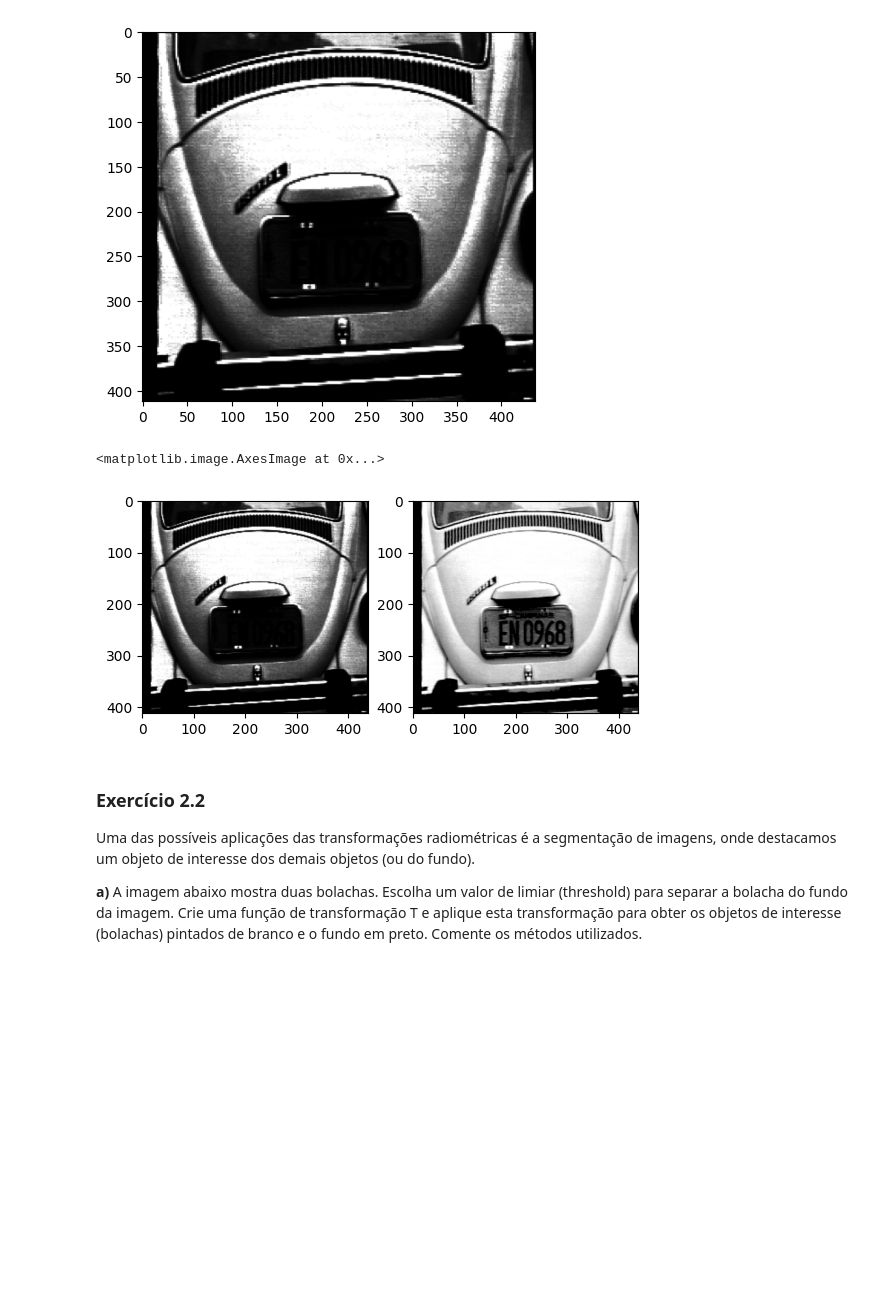
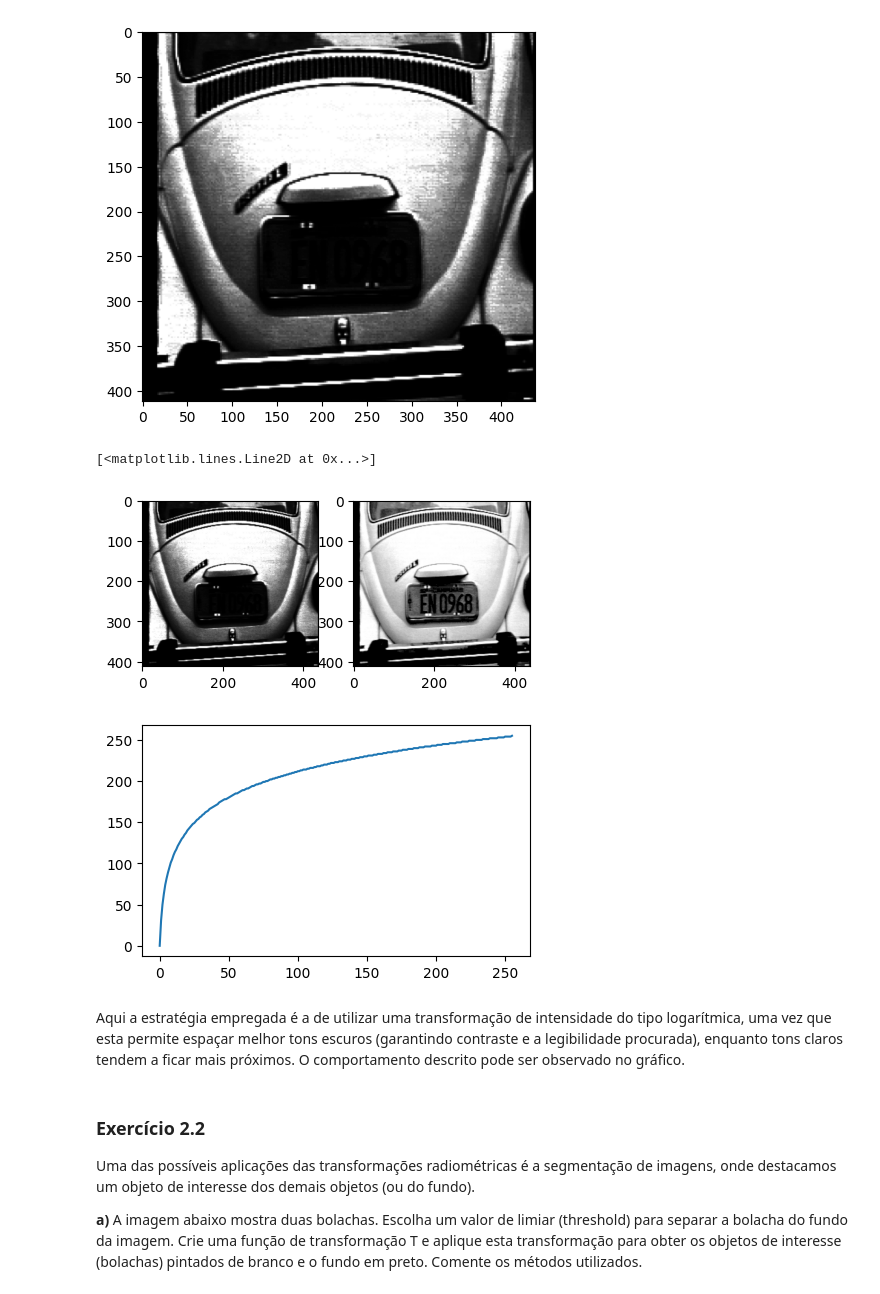
Before and after one commit to UNICAMP-EA979/2026s1-pi03-transforma-ointensidade-TZShinobi, a Jupyter notebook: Atividade.ipynb, the cells around one changed output. Cells and saved outputs as stored; diff of their text form; code cells hidden in the pictures; blank space fills up the shorter version.

```diff
--- a/Atividade.ipynb
+++ b/Atividade.ipynb
@@ -205,19 +215,25 @@ float32
 # %%
 min = f.min()
 max = f.max()
 g = ((f-min)*(255) / (max-min)).astype('uint8')
 
 T1 = np.arange(256).astype('uint8') # função identidade
 tmp = np.log(T1+1.) # logaritmica - realce partes escuras
 T2 = ((tmp-tmp.min())*255/(tmp.max()-tmp.min())).astype('uint8') # normalização de 0 a 255
 
+plt.figure(0, figsize=(5,3))
 plt.subplot(1,2,1)
 plt.imshow(g,cmap='gray')
 plt.subplot(1,2,2)
 plt.imshow(T2[g],cmap='gray')
+plt.figure(1, figsize=(5,3))
+plt.plot(T2)
 # %% [output]
-<matplotlib.image.AxesImage at 0x...>
+[<matplotlib.lines.Line2D at 0x...>]
-[figure, old version]
+[figure, new version]
+[figure, added]
+# %% [markdown]
+Aqui a estratégia empregada é a de utilizar uma transformação de intensidade do tipo logarítmica, uma vez que esta permite espaçar melhor tons escuros (garantindo contraste e a legibilidade procurada), enquanto tons claros tendem a ficar mais próximos. O comportamento descrito pode ser observado no gráfico.
 # %% [markdown]
 ### Exercício 2.2
 
```
Also changed, not shown: parts of 12 cells of this notebook.
